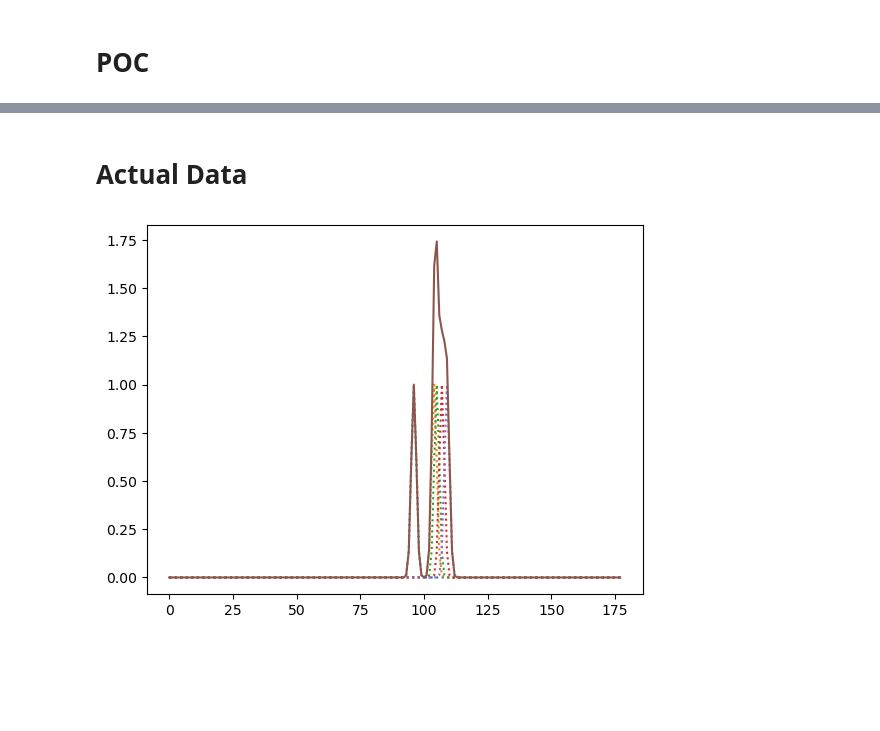
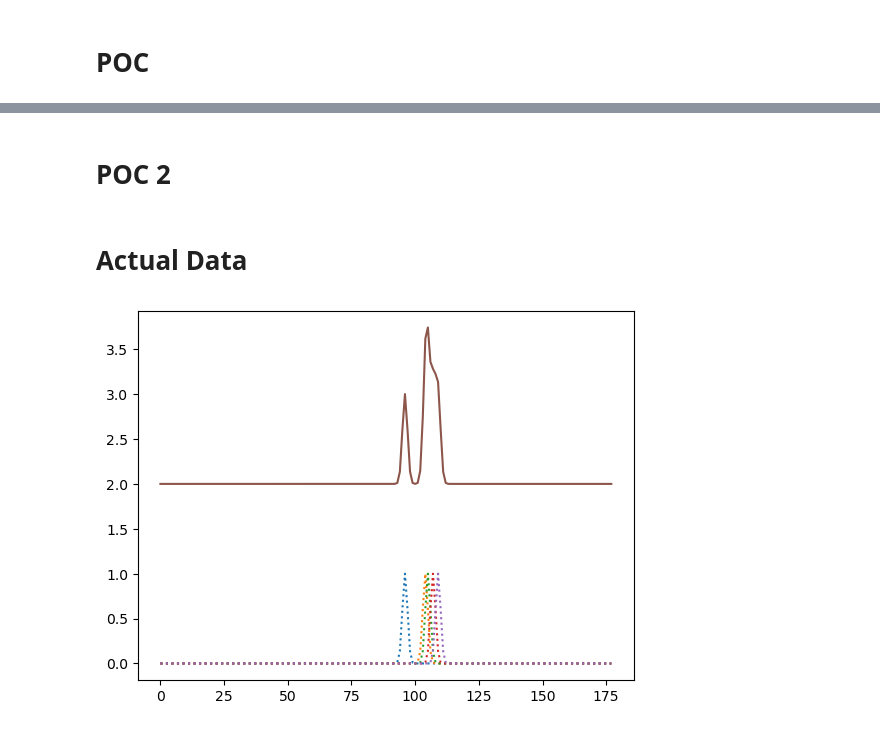
Before and after one commit to VariantCalling/VariantCalling, a Jupyter notebook: weighted_comparator.ipynb, the cells around one changed output, grey strips where cells are left out. Saved outputs shown, nothing was run; the diff lists cells and outputs as text; code cells hidden in the pictures; blank space fills up the shorter version.

```diff
--- a/weighted_comparator.ipynb
+++ b/weighted_comparator.ipynb
@@ -141,0 +161,2 @@ def compare_vector(sequence):
+# %% [markdown]
+# POC 2
@@ -148,25 +190,26 @@ clone_7G8 = "TGTCTTGGTAAATGTGCTCATGTGTTTAAACTTATTTTTAAAGAGATTAAGGATAATATTTTTATTT
 # %%
 length = len(clone_3D7)
 
 weight_arr = np.zeros(length)
 x_values = np.linspace(0, length - 1, length)
 std_dev_value = 1
 
 index = 0
 for char1, char2, char3 in zip(clone_3D7, clone_DD2, clone_7G8):
     if not all_same(char1, char2, char3):
         weight_window = gaussian(x_values, index, std_dev_value)
         normalised = weight_window / np.max(weight_window)
         plt.plot(normalised, linestyle=':')
         weight_arr += normalised
     index += 1
 
+weight_arr += 2
 weight_arr = list(weight_arr)
 
 plt.plot(weight_arr)
 plt.show()
 # %% [output]
-[figure, old version]
+[figure, new version]
 # %%
 
 def get_vector(sequence: str):
```
Also changed, not shown: parts of 6 cells of this notebook.
